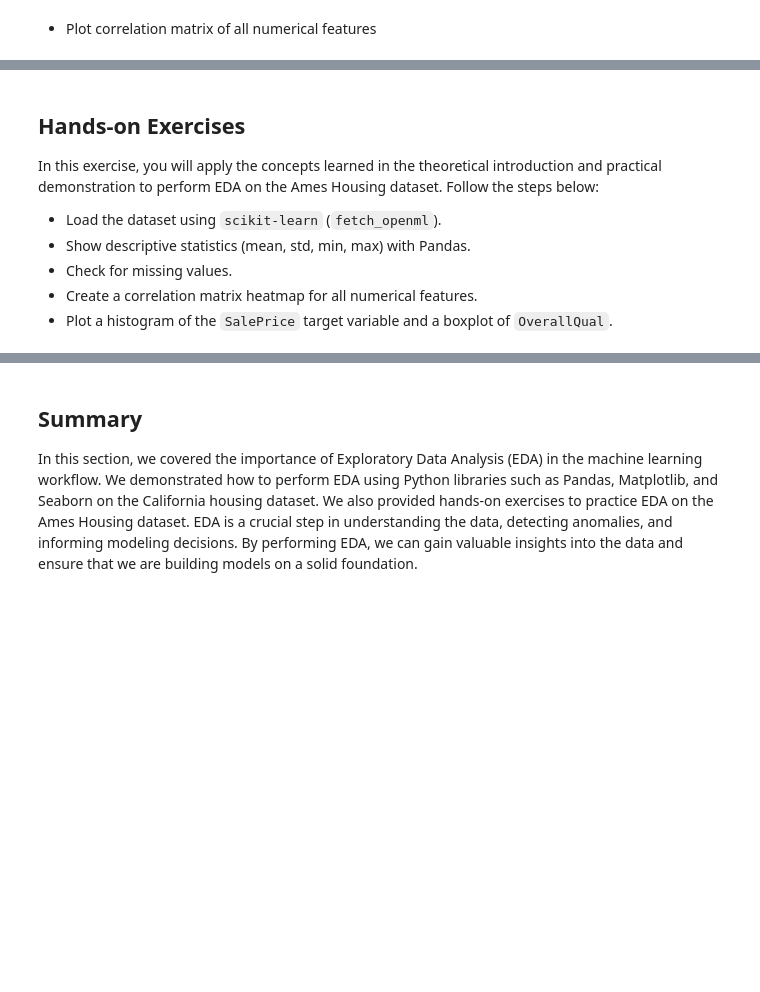
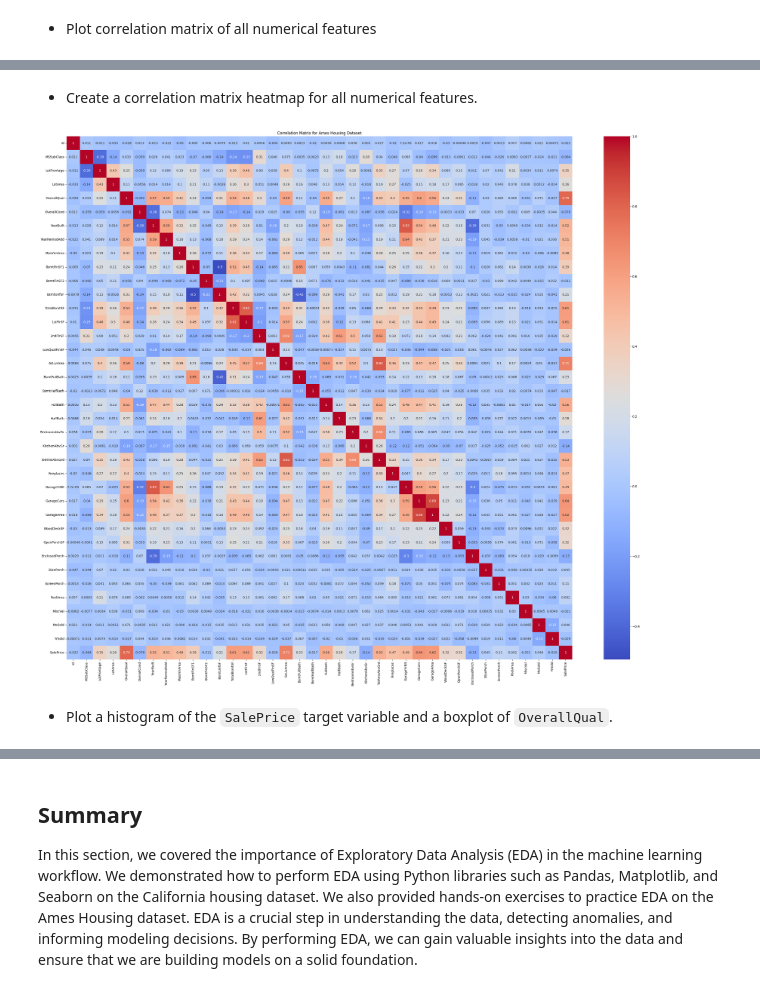
Before and after one commit to UG-Team-Data-Science/ml-workshop, a Jupyter notebook: src/S01: Introduction to Machine Learning/S01C03: Exploratory Data Analysis (EDA).ipynb, the cells around one changed output, grey strips where cells are left out. Saved outputs shown, nothing was run; the diff lists cells and outputs as text; code cells hidden in the pictures; blank space fills up the shorter version.

Commit message:
Updated S01C03: Exploratory Data Analysis (EDA)

```diff
--- a/src/S01: Introduction to Machine Learning/S01C03: Exploratory Data Analysis (EDA).ipynb
+++ b/src/S01: Introduction to Machine Learning/S01C03: Exploratory Data Analysis (EDA).ipynb
@@ -75,0 +138,6 @@ plt.show()
+# %%
+from sklearn.datasets import fetch_openml
+
+data = fetch_openml(name='house_prices', as_frame=True)
+df = data.frame
+df.info()
@@ -76,10 +203,11 @@ plt.show()
+# %% [markdown]
+-   Create a correlation matrix heatmap for all numerical features.
+# %%
+plt.figure(figsize=(36, 30))
+sns.heatmap(df.corr(numeric_only=True), annot=True, cmap="coolwarm")
+plt.title("Correlation Matrix for Ames Housing Dataset")
+plt.show()
+# %% [output]
+[figure, added]
 # %% [markdown]
-## Hands-on Exercises
-
-In this exercise, you will apply the concepts learned in the theoretical introduction and practical demonstration to perform EDA on the Ames Housing dataset. Follow the steps below:
-
--   Load the dataset using `scikit-learn` (`fetch_openml`).
--   Show descriptive statistics (mean, std, min, max) with Pandas.
--   Check for missing values.
--   Create a correlation matrix heatmap for all numerical features.
 -   Plot a histogram of the `SalePrice` target variable and a boxplot of `OverallQual`.
```
Also changed, not shown: parts of 15 cells of this notebook.
